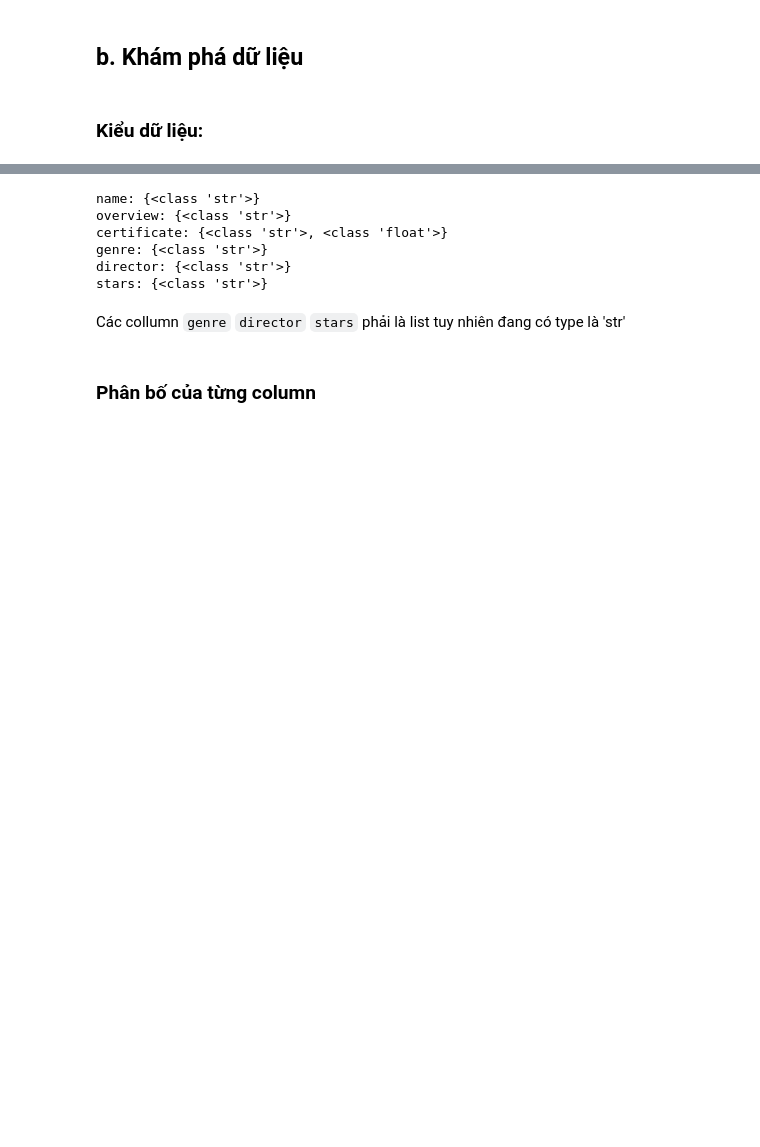
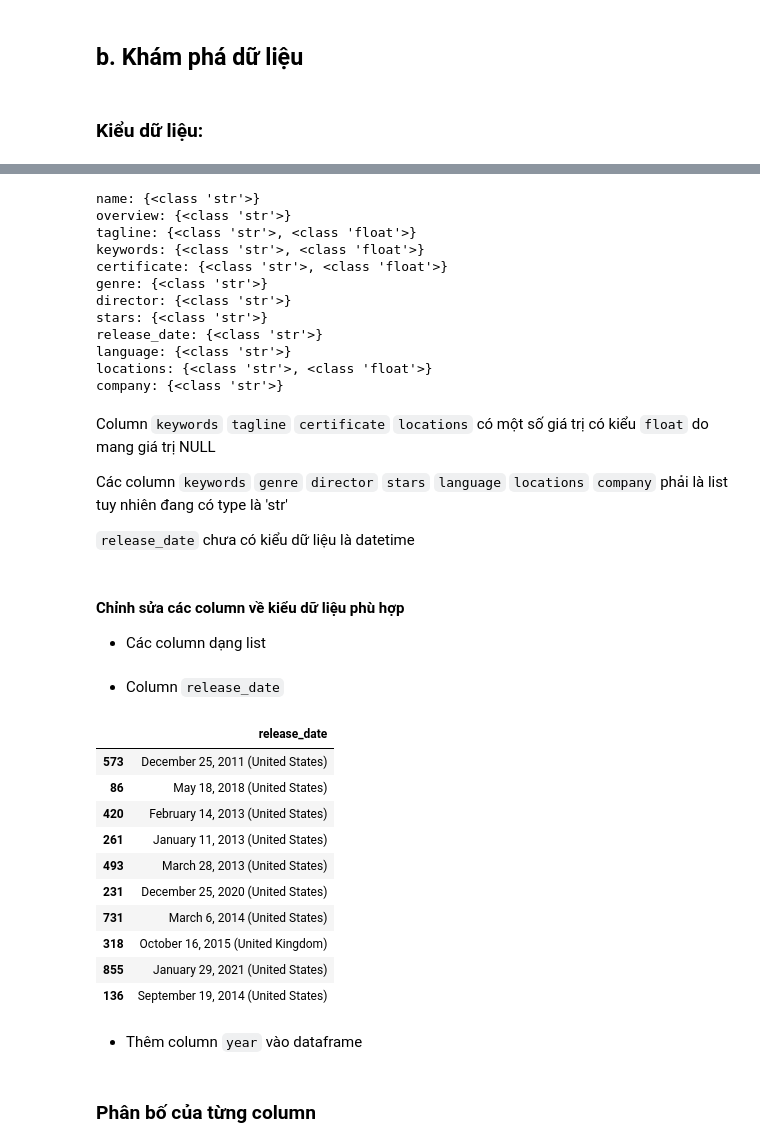
Before and after one commit to TrungTechh/Introduction-to-Data-Science, a Jupyter notebook: data_explorations.ipynb, the cells around one changed output, grey strips where cells are left out. Saved outputs shown, nothing was run; the diff lists cells and outputs as text; code cells hidden in the pictures; blank space fills up the shorter version.

```diff
--- a/data_explorations.ipynb
+++ b/data_explorations.ipynb
@@ -76,17 +90,37 @@ def open_object_dtype(s):
 # %%
 print('name:', open_object_dtype(df['name']))
 print('overview:', open_object_dtype(df['overview']))
+print('tagline:', open_object_dtype(df['tagline']))
+print('keywords:', open_object_dtype(df['keywords']))
 print('certificate:', open_object_dtype(df['certificate']))
 print('genre:', open_object_dtype(df['genre']))
 print('director:', open_object_dtype(df['director']))
 print('stars:', open_object_dtype(df['stars']))
+print('release_date:', open_object_dtype(df['release_date']))
+print('language:', open_object_dtype(df['language']))
+print('locations:', open_object_dtype(df['locations']))
+print('company:', open_object_dtype(df['company']))
 # %% [output]
 name: {<class 'str'>}
 overview: {<class 'str'>}
+tagline: {<class 'str'>, <class 'float'>}
+keywords: {<class 'str'>, <class 'float'>}
 certificate: {<class 'str'>, <class 'float'>}
 genre: {<class 'str'>}
 director: {<class 'str'>}
 stars: {<class 'str'>}
+release_date: {<class 'str'>}
+language: {<class 'str'>}
+locations: {<class 'str'>, <class 'float'>}
+company: {<class 'str'>}
 # %% [markdown]
-Các collumn `genre` `director` `stars` phải là list tuy nhiên đang có type là 'str'
+Column `keywords` `tagline` `certificate` `locations` có một số giá trị có kiểu `float` do mang giá trị NULL
+
+Các column `keywords` `genre` `director` `stars` `language` `locations` `company`  phải là list tuy nhiên đang có type là 'str'
+
+`release_date` chưa có kiểu dữ liệu là datetime
+# %% [markdown]
+#### Chỉnh sửa các column về kiểu dữ liệu phù hợp
+
+* Các column dạng list
 # %%
@@ -95,0 +134,16 @@ df['stars'] = df['stars'].apply(lambda x: x.split(", "))
+# %% [markdown]
+* Column `release_date`
+# %%
+df[['release_date']].sample(n = 10)
+# %% [output]
+|  | release_date |
+| 573 | December 25, 2011 (United States) |
+| 86 | May 18, 2018 (United States) |
+| 420 | February 14, 2013 (United States) |
+| 261 | January 11, 2013 (United States) |
+| 493 | March 28, 2013 (United States) |
+| 231 | December 25, 2020 (United States) |
+| 731 | March 6, 2014 (United States) |
+| 318 | October 16, 2015 (United Kingdom) |
+| 855 | January 29, 2021 (United States) |
+| 136 | September 19, 2014 (United States) |
@@ -95,0 +157,2 @@ df['stars'] = df['stars'].apply(lambda x: x.split(", "))
+# %% [markdown]
+* Thêm column `year` vào dataframe
```
Also changed, not shown: parts of 11 cells of this notebook.
